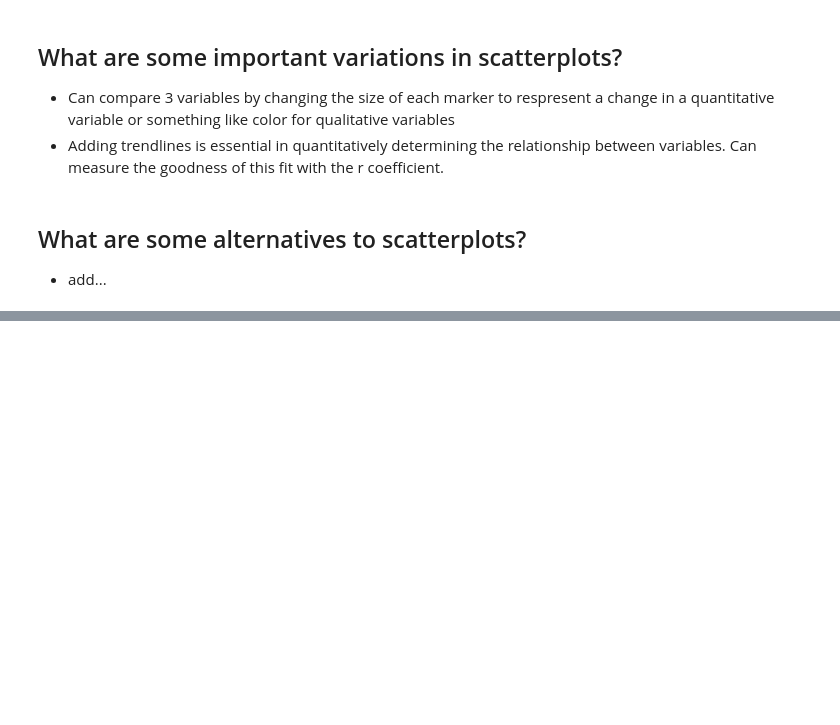
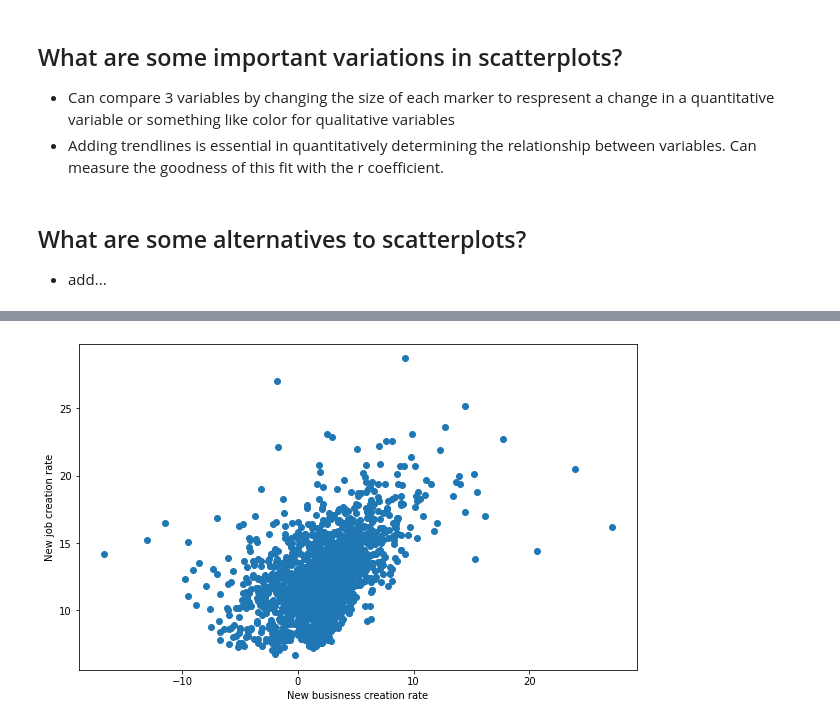
Before and after one commit to meganenglert/CISC367-Visualizations, a Jupyter notebook: scatterplots.ipynb, the cells around one changed output, grey strips where cells are left out. Drawn from its saved outputs; the diff is of its cells as text; code cells hidden in the pictures; blank space fills up the shorter version.

Commit message:
added some examples

```diff
--- a/scatterplots.ipynb
+++ b/scatterplots.ipynb
@@ -30,0 +31,17 @@ Some good examples of where a scatterplot could be useful:
+# %%
+
+# matplotlib example
+# Example altered from https://stackabuse.com/matplotlib-scatterplot-tutorial-and-examples/
+import matplotlib.pyplot as plt
+import pandas as pd
+
+df = pd.read_csv('business_dynamics.csv')
+
+fig, ax = plt.subplots(figsize=(10, 6))
+ax.scatter(x = df["Data.Calculated.Net Job Creation Rate"], y = df["Data.Establishments.Entered Rate"])
+plt.xlabel("New busisness creation rate")
+plt.ylabel("New job creation rate")
+
+plt.show()
+# %% [output]
+[figure, added]
```
Also changed, not shown: parts of 11 cells of this notebook, 1 other file.
